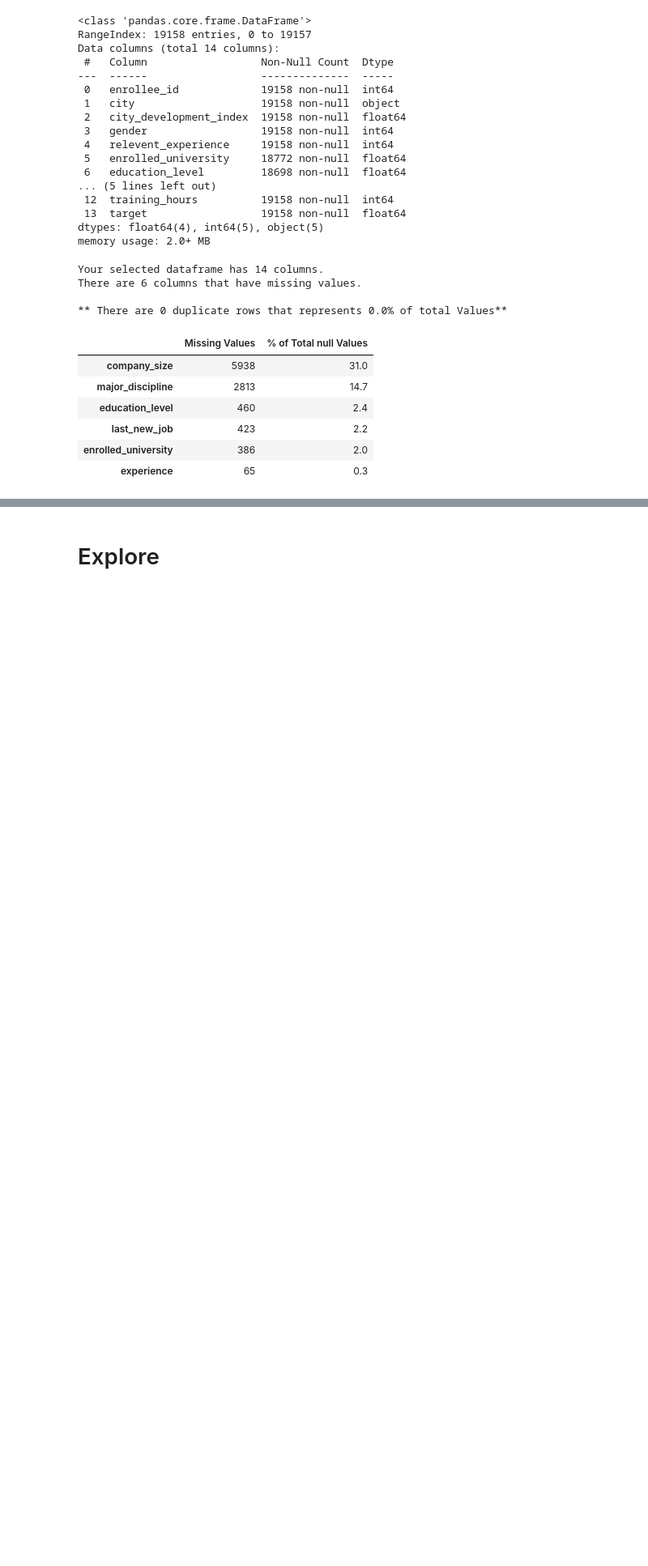
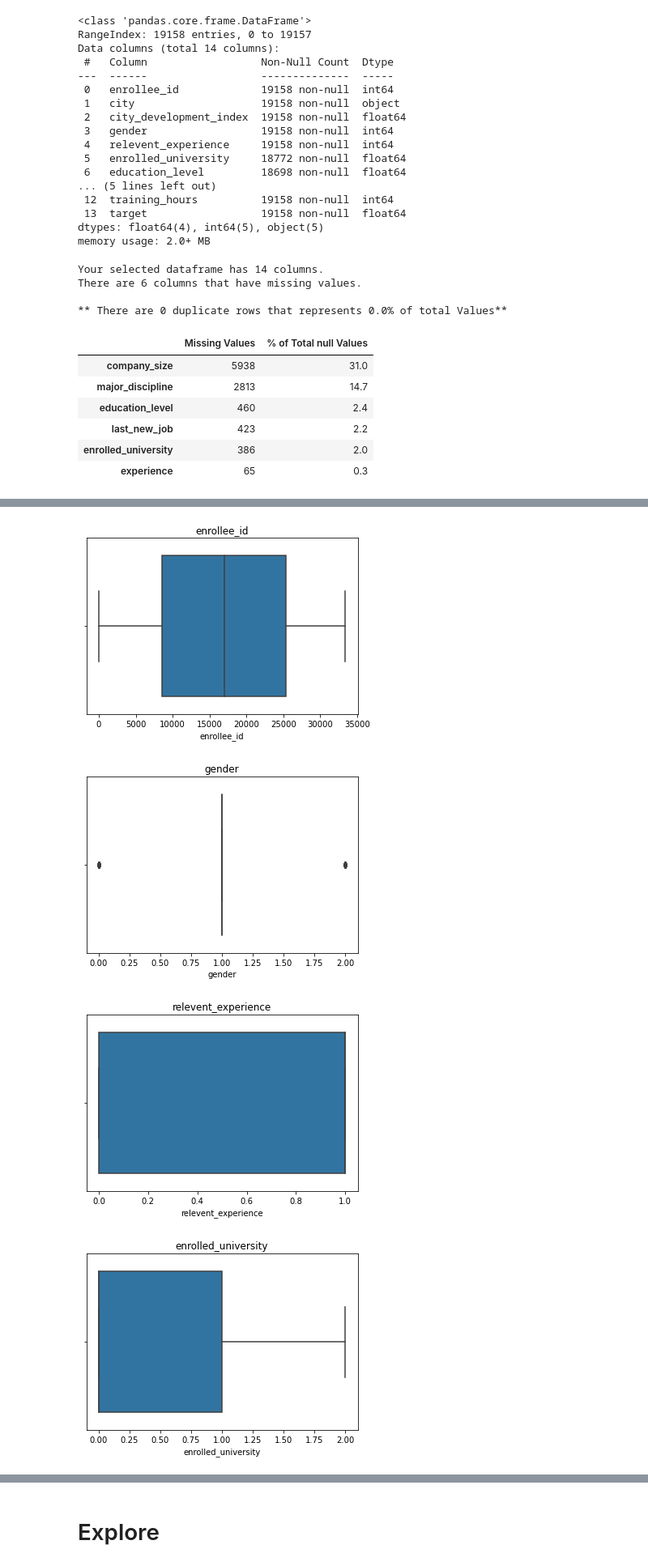
Before and after one commit to LinhQuach13/Individual_project_HR_analytics, a Jupyter notebook: Workbook.ipynb, the cells around one changed output, grey strips where cells are left out. Shown at 81% size. Drawn from its saved outputs; the diff is of its cells as text; code cells hidden in the pictures; blank space fills up the shorter version.

```diff
--- a/Workbook.ipynb
+++ b/Workbook.ipynb
@@ -338,0 +480,4 @@ There are 6 columns that have missing values.
+# %%
+#remove outliers from education_level
+aug_train_df= aug_train_df[aug_train_df.education_level > 0.5]
+aug_train_df= aug_train_df[aug_train_df.education_level < 4.5]
@@ -338,0 +489,4 @@ There are 6 columns that have missing values.
+# %%
+#remove outliers from education_level
+aug_train_df= aug_train_df[aug_train_df.training_hours > -74.5]
+aug_train_df= aug_train_df[aug_train_df.training_hours < 185.5]
@@ -338,0 +495,16 @@ There are 6 columns that have missing values.
+# %%
+#Creating box_plot_list for boxplots (had to exclude objects)
+box_plot_list_ao= aug_train_df[['enrollee_id', 'gender',
+       'relevent_experience', 'enrolled_university', 'education_level', 'company_type', 'training_hours',
+       'target' ]]
+# %%
+#Looking at boxplots after dropping outliers
+for col in box_plot_list_ao:
+    sns.boxplot(aug_train_df[col])
+    plt.title(col)
+    plt.show()
+# %% [output]
+[figure, added]
+[figure, added]
+[figure, added]
+[figure, added]
```
Also changed, not shown: parts of 32 cells of this notebook.
